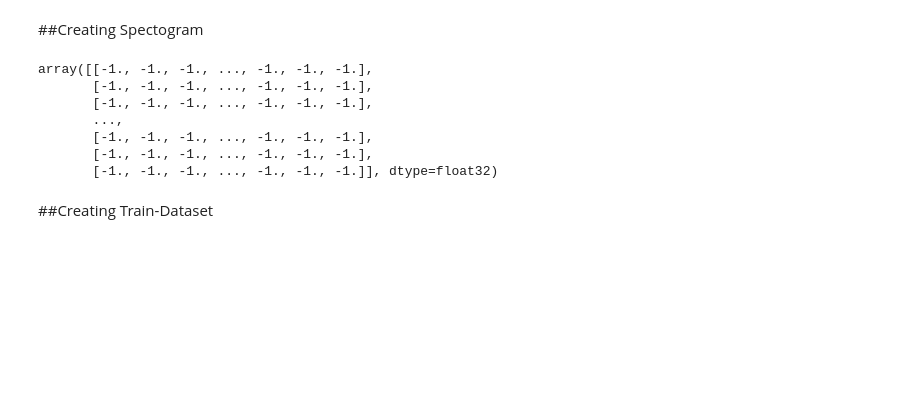
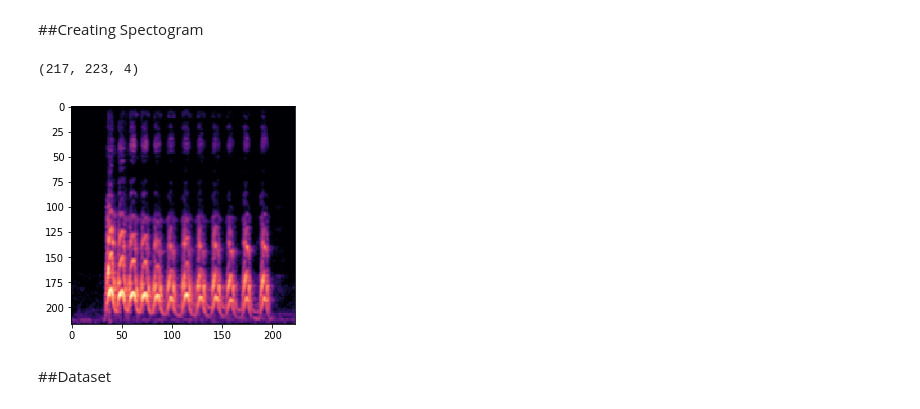
Before and after one commit to TugcenB/Sound_Classification, a Jupyter notebook: Preprocessing.ipynb, the cells around one changed output. Saved outputs shown, nothing was run; the diff lists cells and outputs as text; code cells hidden in the pictures; blank space fills up the shorter version.

```diff
--- a/Preprocessing.ipynb
+++ b/Preprocessing.ipynb
@@ -99,23 +101,32 @@ metadata.notnull()
 8732 rows × 3 columns
 # %% [markdown]
 ##Creating Spectogram
-# %%
-def create_spectogram(file):
-  y, sr = librosa.load(file)
-  spec = librosa.feature.melspectrogram(y=y,sr=sr,n_fft=2048, hop_length=512)
-  spec_conv = librosa.amplitude_to_db(spec, ref=np.max)
-  normalized = librosa.util.normalize(spec_conv)
-  return normalized
+# %%
+def create_spectogram(file,name):
+  plt.interactive(False)
+  y, sr = librosa.load(file)
+  fig = plt.figure(figsize=[0.72,0.72])
+  ax = fig.add_subplot(111)
+  ax.axes.get_xaxis().set_visible(False)
+  ax.axes.get_yaxis().set_visible(False)
+  ax.set_frame_on(False)
+  spec = librosa.feature.melspectrogram(y=y,sr=sr)
+  img = librosa.display.specshow(librosa.power_to_db(spec, ref=np.max))
+  file = '/content/drive/MyDrive/train/'+name+'.png'
+  plt.savefig(file, dpi=400, bbox_inches='tight',pad_inches=0)
+  plt.close()
+  fig.clf()
+  plt.close(fig)
+  plt.close('all')
+  del file,name,y,sr,fig,ax,spec
 # %%
-create_spectogram('/content/drive/MyDrive/UrbanSound8K/audio/fold1/101415-3-0-2.wav')
+create_spectogram('/content/drive/MyDrive/UrbanSound8K/audio/fold1/101415-3-0-3.wav','1')
+img = plt.imread('/content/drive/MyDrive/train/'+'1.png')
+plt.imshow(img)
+img.shape
 # %% [output]
-array([[-1., -1., -1., ..., -1., -1., -1.],
-       [-1., -1., -1., ..., -1., -1., -1.],
-       [-1., -1., -1., ..., -1., -1., -1.],
-       ...,
-       [-1., -1., -1., ..., -1., -1., -1.],
-       [-1., -1., -1., ..., -1., -1., -1.],
-       [-1., -1., -1., ..., -1., -1., -1.]], dtype=float32)
+(217, 223, 4)
+[figure, added]
 # %%
 extracted_features = []
 for index, row in tqdm(metadata.iterrows(), total=len(metadata)):
@@ -134,3 +141,3 @@ df.to_pickle("df.pkl")
 # %% [markdown]
-##Creating Train-Dataset
+##Dataset
 # %%
```
Also changed, not shown: parts of 39 cells of this notebook.
